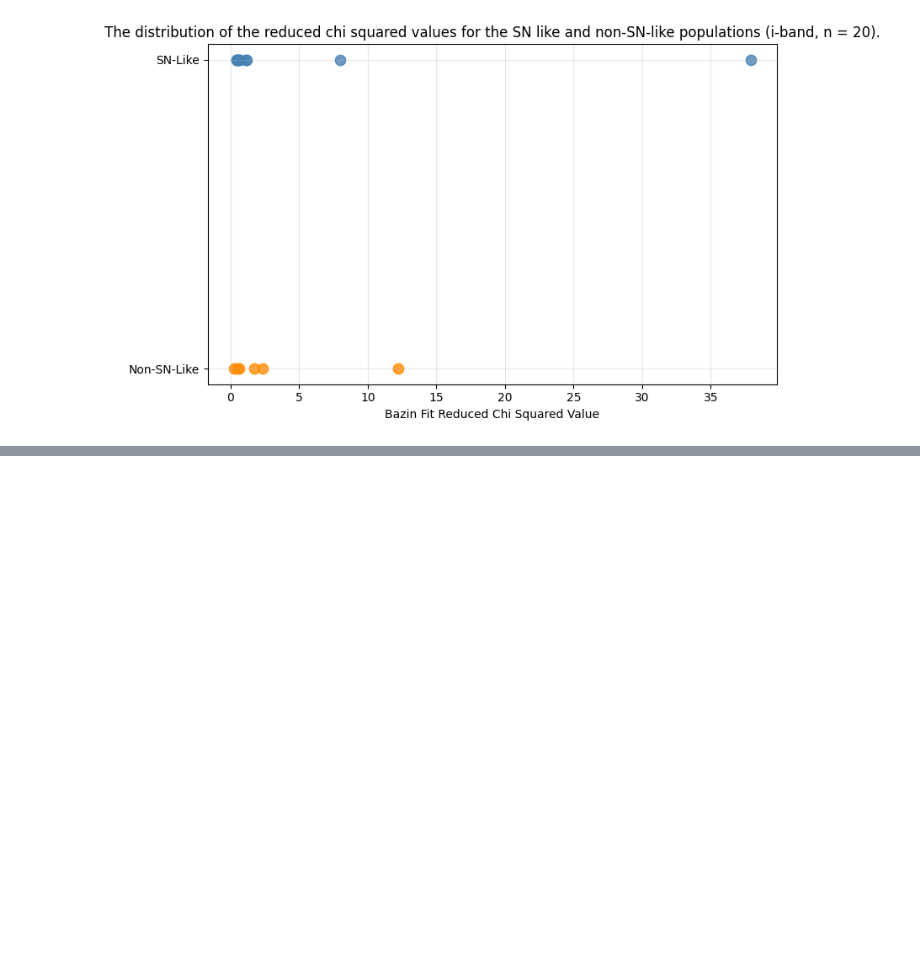
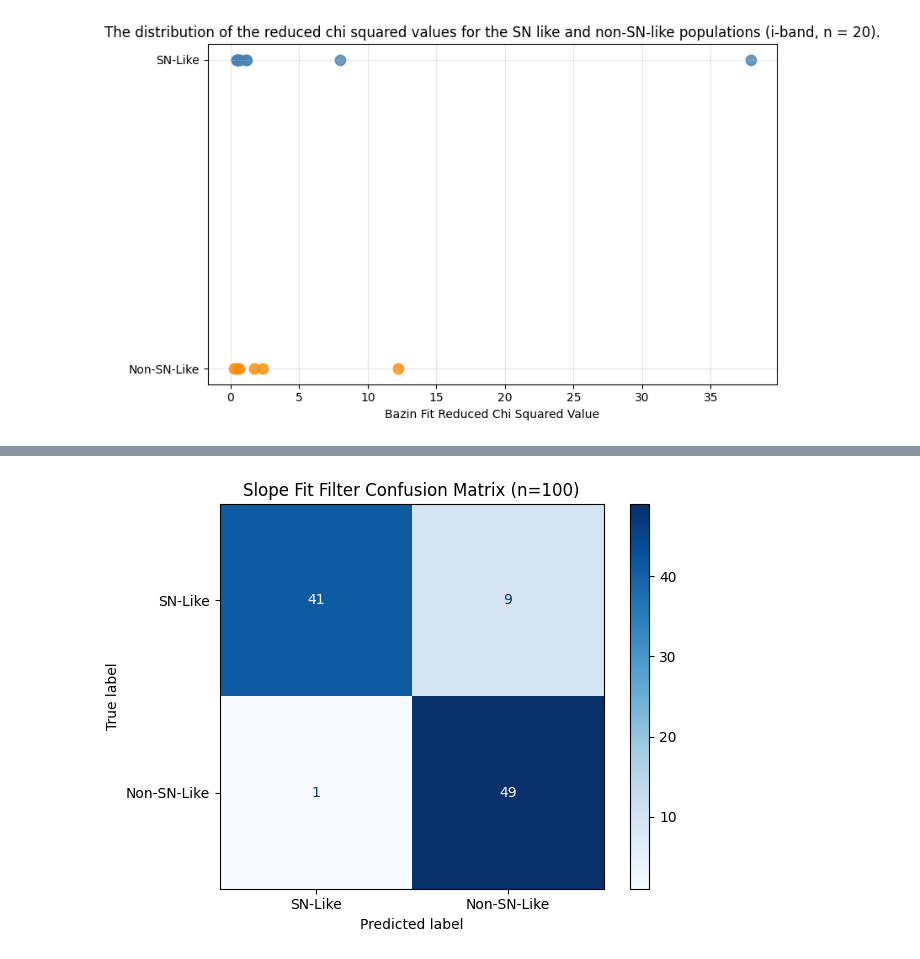
Before and after one commit to Webd0g/Honours_Project, a Jupyter notebook: notebooks/draft_scripts_and_small_scripts.ipynb, the cells around one changed output, grey strips where cells are left out. Drawn from its saved outputs; the diff is of its cells as text; code cells hidden in the pictures; blank space fills up the shorter version.

```diff
--- a/notebooks/draft_scripts_and_small_scripts.ipynb
+++ b/notebooks/draft_scripts_and_small_scripts.ipynb
@@ -1390,0 +1445,30 @@ plt.close()
+# %%
+"""Making confusion matrices for the evaluation of slope fitting on 20 and 100 object sample tests."""
+import matplotlib.pyplot as plt
+import polars as pl
+from sklearn.metrics import confusion_matrix, ConfusionMatrixDisplay
+
+# y_true: ground truth labels, e.g. "sn_like" / "non_sn_like" for each of your 100 objects
+# y_pred: whether your filter passed or failed each object, e.g. "passed" / "failed"
+
+n_sn_passed = len(sn_that_passed)
+n_sn_failed = len(sn_that_did_not_pass)
+n_non_sn_passed = len(non_sn_that_passed)
+n_non_sn_failed = len(non_sn_that_did_not_pass)
+
+y_true = (["detected"] * n_sn_passed + ["detected"] * n_sn_failed +
+          ["not_detected"] * n_non_sn_passed + ["not_detected"] * n_non_sn_failed)
+
+y_pred = (["detected"] * n_sn_passed + ["not_detected"] * n_sn_failed +
+          ["detected"] * n_non_sn_passed + ["not_detected"] * n_non_sn_failed)
+
+
+cm = confusion_matrix(y_true, y_pred, labels=["detected", "not_detected"])
+
+disp = ConfusionMatrixDisplay(cm , display_labels=["SN-Like", "Non-SN-Like"])
+disp.plot(cmap="Blues", values_format="d")
+plt.title("Slope Fit Filter Confusion Matrix (n=100)")
+plt.tight_layout()
+plt.savefig(Path.home() / "Documents"/"University"/"Honours"/"Honours_Project"/"images"/"slope_fitting"/"100_object_test" / "slope_fit_confusion_matrix_n_100.png")
+# %% [output]
+[figure, added]
```
Also changed, not shown: parts of 1 cell of this notebook, 2 other files.
